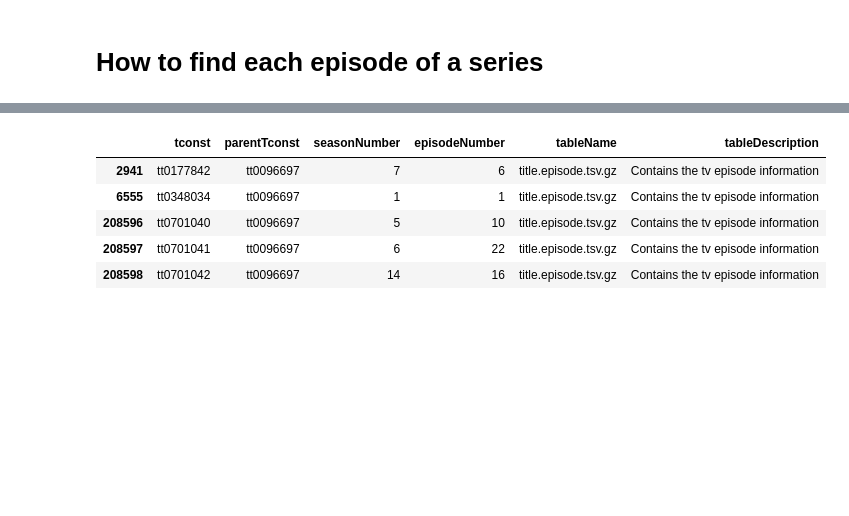
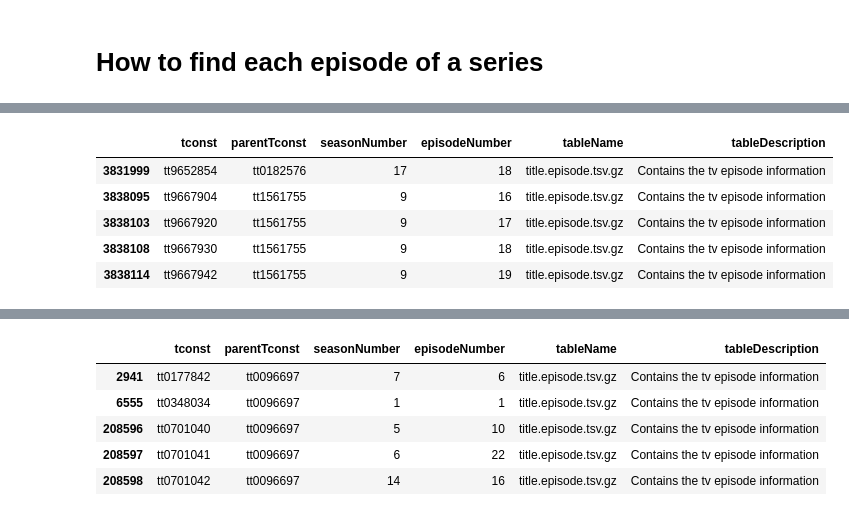
Before and after one commit to AxanderW/testImdb, a Jupyter notebook: database/imdb_data_raw.ipynb, the cells around one changed output, grey strips where cells are left out. Saved outputs shown, nothing was run; the diff lists cells and outputs as text; code cells hidden in the pictures; blank space fills up the shorter version.

```diff
--- a/imdb_data_raw.ipynb
+++ b/database/imdb_data_raw.ipynb
@@ -312,0 +354,9 @@ titles_episode_pf['tconst'].nunique()
+# %%
+all_episodes.tail()
+# %% [output]
+|  | tconst | parentTconst | seasonNumber | episodeNumber | tableName | tableDescription |
+| 3831999 | tt9652854 | tt0182576 | 17 | 18 | title.episode.tsv.gz | Contains the tv episode information |
+| 3838095 | tt9667904 | tt1561755 | 9 | 16 | title.episode.tsv.gz | Contains the tv episode information |
+| 3838103 | tt9667920 | tt1561755 | 9 | 17 | title.episode.tsv.gz | Contains the tv episode information |
+| 3838108 | tt9667930 | tt1561755 | 9 | 18 | title.episode.tsv.gz | Contains the tv episode information |
+| 3838114 | tt9667942 | tt1561755 | 9 | 19 | title.episode.tsv.gz | Contains the tv episode information |
```
Also changed, not shown: parts of 29 cells of this notebook, 3 other files.
